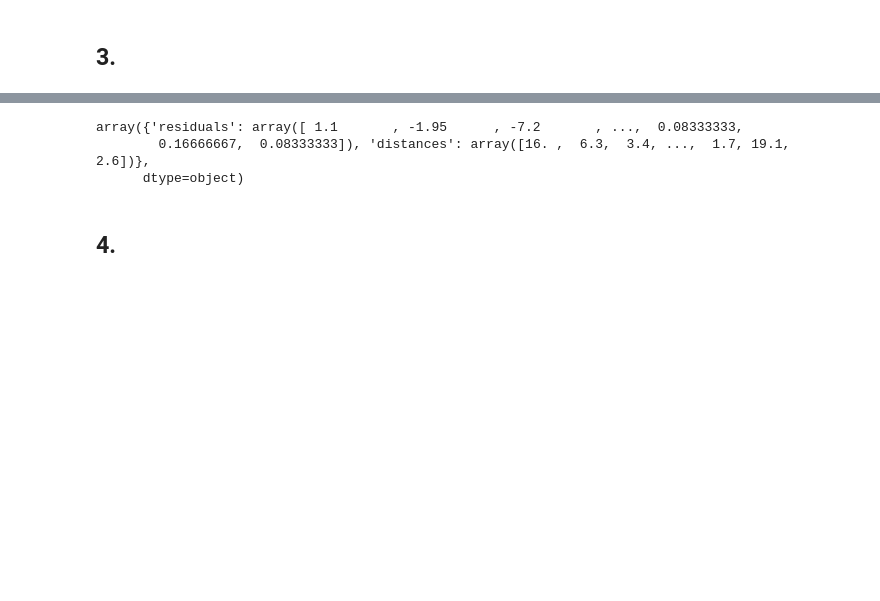
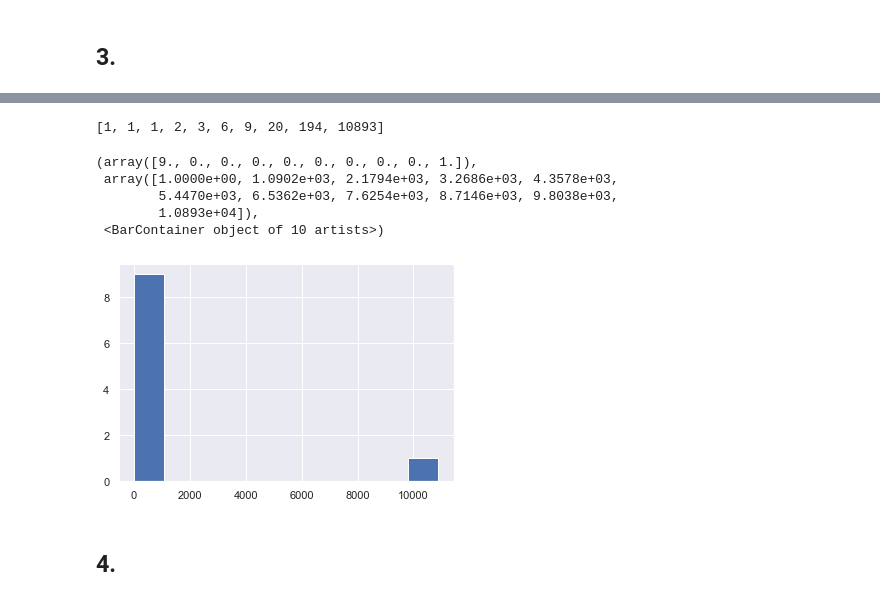
Before and after one commit to maxhoeth/LaboratoryOfComputationalPhysics_Y4, a Jupyter notebook: ex_08_maxhoeth.ipynb, the cells around one changed output, grey strips where cells are left out. Drawn from its saved outputs; the diff is of its cells as text; code cells hidden in the pictures; blank space fills up the shorter version.

```diff
--- a/ex_08_maxhoeth.ipynb
+++ b/ex_08_maxhoeth.ipynb
@@ -135,11 +135,26 @@ residuals_261.pkl   100%[===================>] 174.21K  --.-KB/s    in 0.04s
 # %%
-data = pd.read_pickle("/Users/max/data/residuals_261.pkl")
+data = pd.DataFrame(pd.read_pickle("/Users/max/data/residuals_261.pkl").item())
+# %%
+bins = 10
+min_ = data['residuals'].min()
+bin_ = (data['residuals'].max() - data['residuals'].min())/bins
+residuals = [[1 for i in data['residuals'] if min_ + ((s) * bin_) <= i < min_ + ((s + 1) * bin_)] for s in range(bins)]
+# %%
+for i in range(len(residuals)):
+    residuals[i] = np.sum(residuals[i])
 # %%
-data
+residuals
 # %% [output]
-array({'residuals': array([ 1.1       , -1.95      , -7.2       , ...,  0.08333333,
-        0.16666667,  0.08333333]), 'distances': array([16. ,  6.3,  3.4, ...,  1.7, 19.1,  2.6])},
-      dtype=object)
+[1, 1, 1, 2, 3, 6, 9, 20, 194, 10893]
+# %%
+plt.hist(residuals)
+# %% [output]
+(array([9., 0., 0., 0., 0., 0., 0., 0., 0., 1.]),
+ array([1.0000e+00, 1.0902e+03, 2.1794e+03, 3.2686e+03, 4.3578e+03,
+        5.4470e+03, 6.5362e+03, 7.6254e+03, 8.7146e+03, 9.8038e+03,
+        1.0893e+04]),
+ <BarContainer object of 10 artists>)
+[figure, added]
 # %% [markdown]
 ## 4.
 # %%
```
Also changed, not shown: parts of 12 cells of this notebook.
